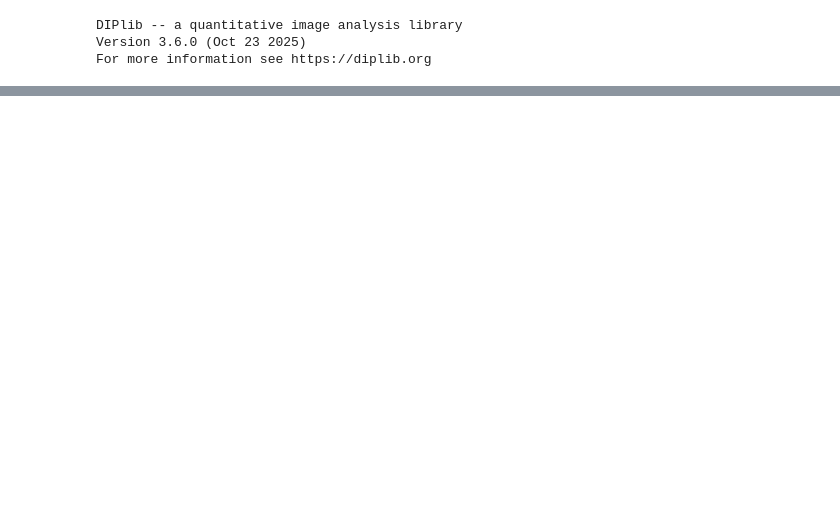
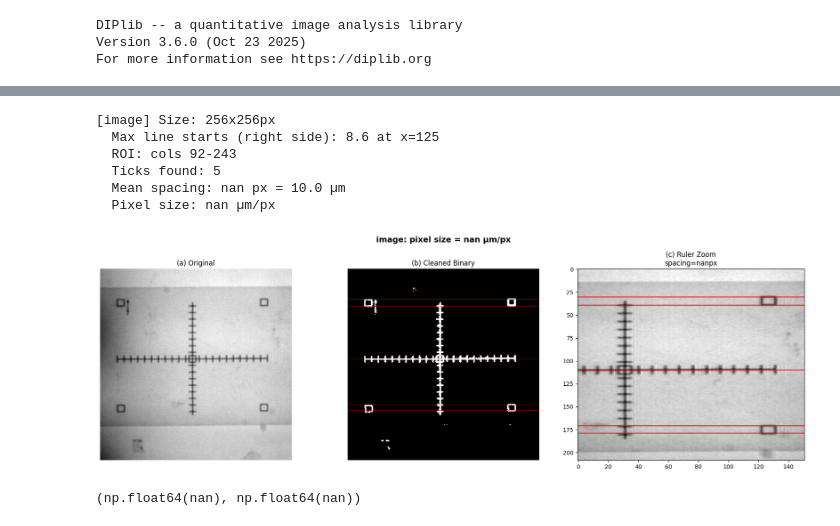
Before and after one commit to sheylle1/ImageAnalysis_Assignments, a Jupyter notebook: Assignment3/Assignment3_part2.ipynb, the cells around one changed output, grey strips where cells are left out. Saved outputs shown, nothing was run; the diff lists cells and outputs as text; code cells hidden in the pictures; blank space fills up the shorter version.

```diff
--- a/Assignment3/Assignment3_part2.ipynb
+++ b/Assignment3/Assignment3_part2.ipynb
@@ -36,0 +192,11 @@ for image in images:
+# %%
+measure_pixel_size("scale-img.tif")
+# %% [output]
+[image] Size: 256x256px
+  Max line starts (right side): 8.6 at x=125
+  ROI: cols 92-243
+  Ticks found: 5
+  Mean spacing: nan px = 10.0 µm
+  Pixel size: nan µm/px
+[figure, added]
+(np.float64(nan), np.float64(nan))
```
Also changed, not shown: parts of 7 cells of this notebook.
